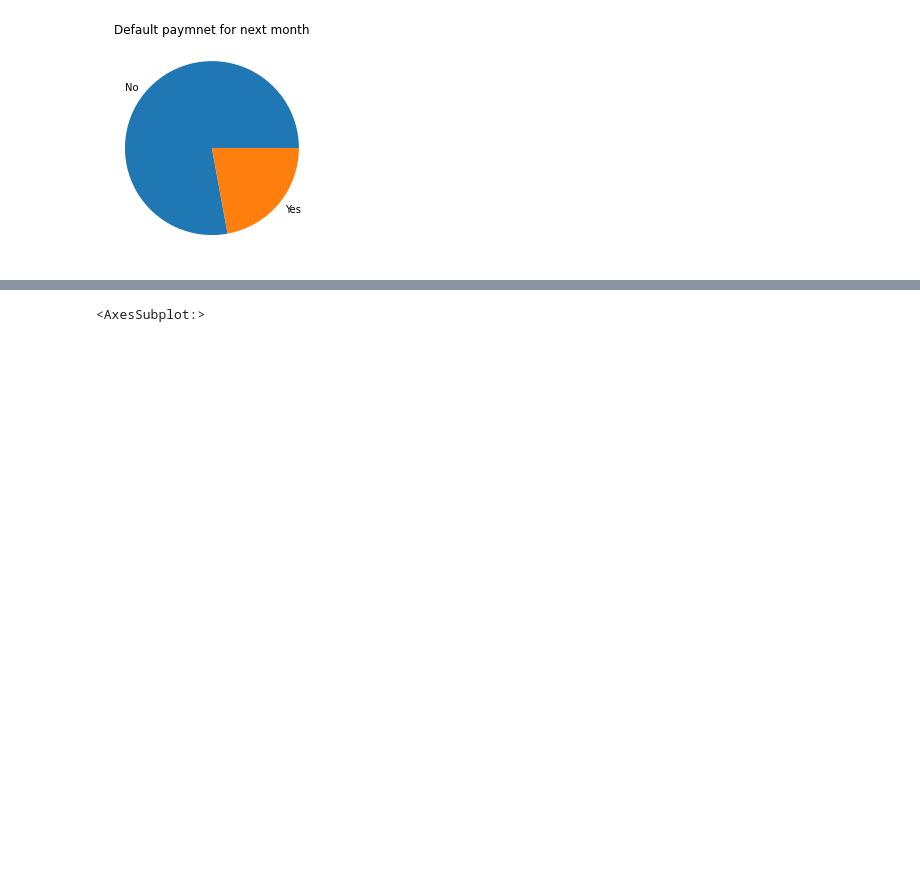
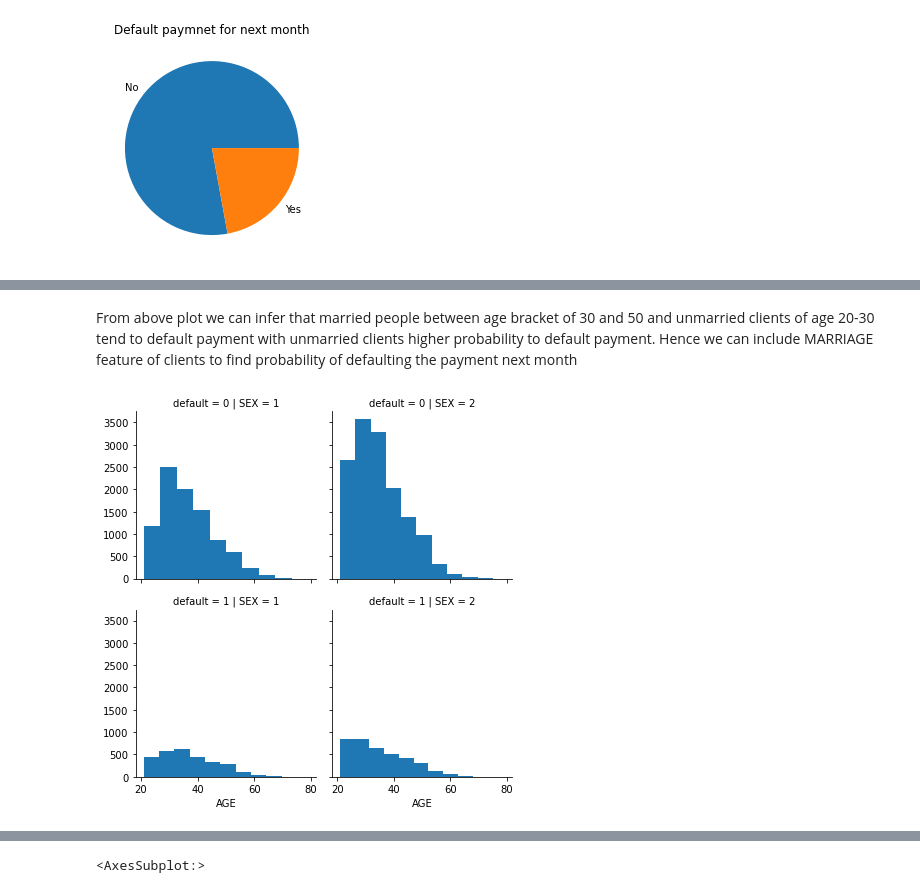
Before and after one commit to Somesh140/ML_Credit_card_default_predictions, a Jupyter notebook: Notebook/EDA-1.ipynb, the cells around one changed output, grey strips where cells are left out. Cells and saved outputs as stored; diff of their text form; code cells hidden in the pictures; blank space fills up the shorter version.

```diff
--- a/Notebook/EDA-1.ipynb
+++ b/Notebook/EDA-1.ipynb
@@ -131,0 +182,7 @@ Name: default, dtype: float64
+# %% [markdown]
+From above plot we can infer that married people between age bracket of 30 and 50 and unmarried clients of age 20-30 tend to default payment with unmarried clients higher probability to default payment. Hence we can include MARRIAGE feature of clients to find probability of defaulting the payment next month
+# %%
+g = sns.FacetGrid(cred_df, row='default', col='SEX')
+g = g.map(plt.hist, 'AGE')
+# %% [output]
+[figure, added]
```
Also changed, not shown: parts of 9 cells of this notebook.
